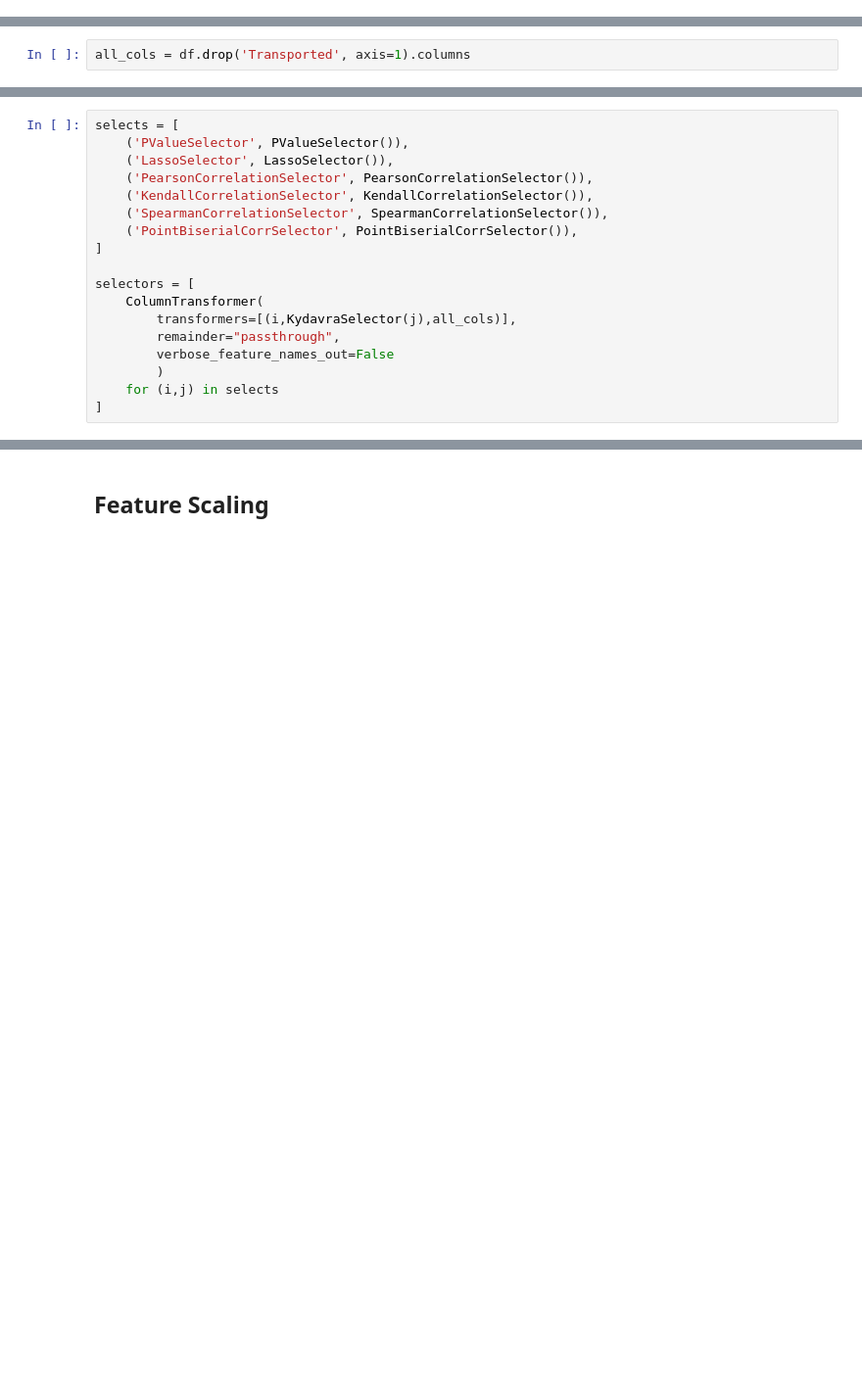
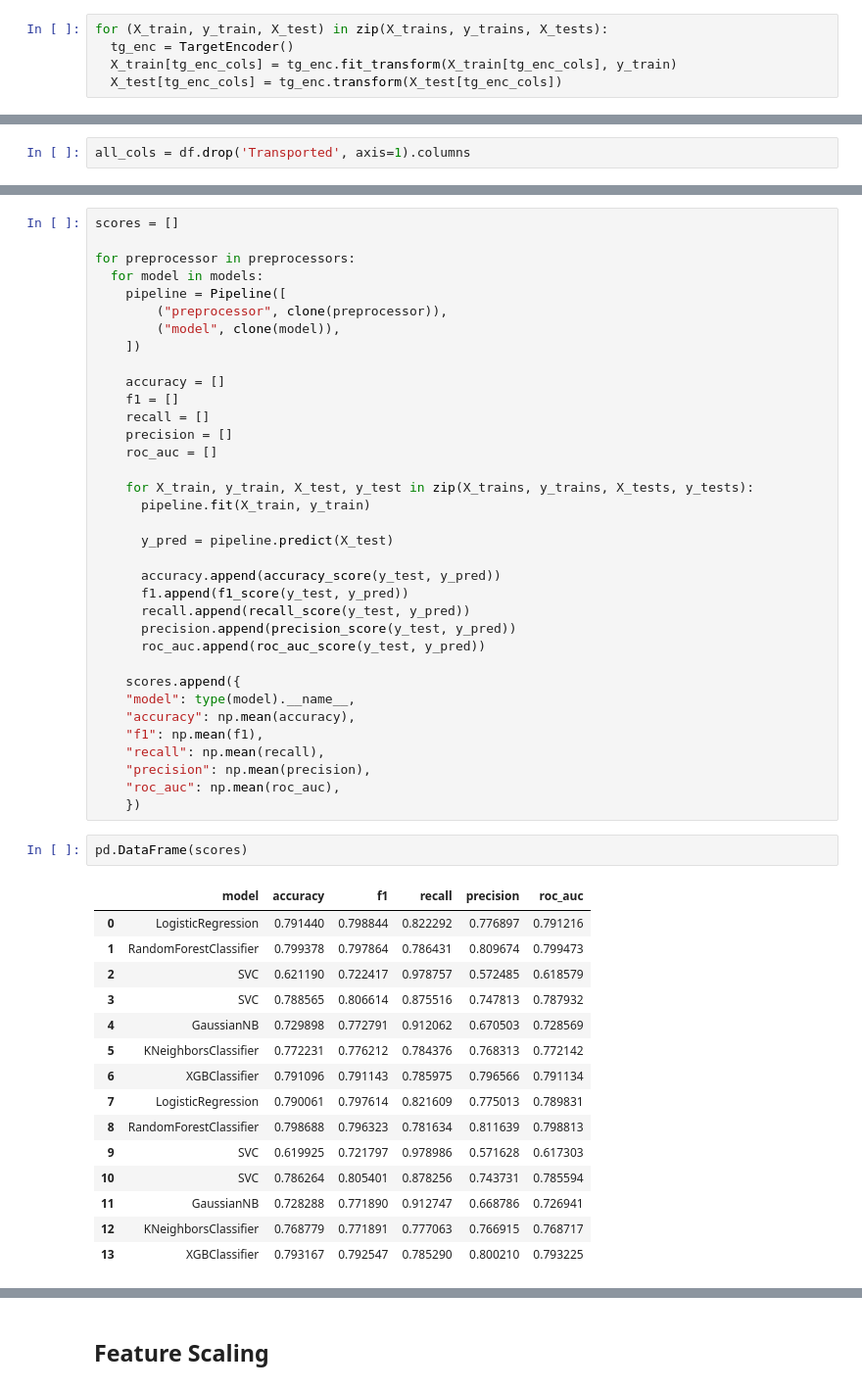
Before and after one commit to Alisizationed/sigmoid_homeworks, a Jupyter notebook: ex_prep_1/Sigmoid_Exam_Prep_1.ipynb, the cells around one changed output, grey strips where cells are left out. Shown at 98% size. Drawn from its saved outputs; the diff is of its cells as text; blank space fills up the shorter version.

```diff
--- a/ex_prep_1/Sigmoid_Exam_Prep_1.ipynb
+++ b/ex_prep_1/Sigmoid_Exam_Prep_1.ipynb
@@ -323 +325,6 @@ tg_enc_cols = [
 ]
+# %%
+for (X_train, y_train, X_test) in zip(X_trains, y_trains, X_tests):
+  tg_enc = TargetEncoder()
+  X_train[tg_enc_cols] = tg_enc.fit_transform(X_train[tg_enc_cols], y_train)
+  X_test[tg_enc_cols] = tg_enc.transform(X_test[tg_enc_cols])
@@ -462,18 +417,53 @@ class KydavraSelector(BaseEstimator, TransformerMixin):
-# %%
-selects = [
-    ('PValueSelector', PValueSelector()),
-    ('LassoSelector', LassoSelector()),
-    ('PearsonCorrelationSelector', PearsonCorrelationSelector()),
-    ('KendallCorrelationSelector', KendallCorrelationSelector()),
-    ('SpearmanCorrelationSelector', SpearmanCorrelationSelector()),
-    ('PointBiserialCorrSelector', PointBiserialCorrSelector()),
-]
-
-selectors = [
-    ColumnTransformer(
-        transformers=[(i,KydavraSelector(j),all_cols)],
-        remainder="passthrough",
-        verbose_feature_names_out=False
-        )
-    for (i,j) in selects
-]
+# %%
+scores = []
+
+for preprocessor in preprocessors:
+  for model in models:
+    pipeline = Pipeline([
+        ("preprocessor", clone(preprocessor)),
+        ("model", clone(model)),
+    ])
+
+    accuracy = []
+    f1 = []
+    recall = []
+    precision = []
+    roc_auc = []
+
+    for X_train, y_train, X_test, y_test in zip(X_trains, y_trains, X_tests, y_tests):
+      pipeline.fit(X_train, y_train)
+
+      y_pred = pipeline.predict(X_test)
+
+      accuracy.append(accuracy_score(y_test, y_pred))
+      f1.append(f1_score(y_test, y_pred))
+      recall.append(recall_score(y_test, y_pred))
+      precision.append(precision_score(y_test, y_pred))
+      roc_auc.append(roc_auc_score(y_test, y_pred))
+
+    scores.append({
+    "model": type(model).__name__,
+    "accuracy": np.mean(accuracy),
+    "f1": np.mean(f1),
+    "recall": np.mean(recall),
+    "precision": np.mean(precision),
+    "roc_auc": np.mean(roc_auc),
+    })
+# %%
+pd.DataFrame(scores)
+# %% [output]
+|  | model | accuracy | f1 | recall | precision | roc_auc |
+| 0 | LogisticRegression | 0.791440 | 0.798844 | 0.822292 | 0.776897 | 0.791216 |
+| 1 | RandomForestClassifier | 0.799378 | 0.797864 | 0.786431 | 0.809674 | 0.799473 |
+| 2 | SVC | 0.621190 | 0.722417 | 0.978757 | 0.572485 | 0.618579 |
+| 3 | SVC | 0.788565 | 0.806614 | 0.875516 | 0.747813 | 0.787932 |
+| 4 | GaussianNB | 0.729898 | 0.772791 | 0.912062 | 0.670503 | 0.728569 |
+| 5 | KNeighborsClassifier | 0.772231 | 0.776212 | 0.784376 | 0.768313 | 0.772142 |
+| 6 | XGBClassifier | 0.791096 | 0.791143 | 0.785975 | 0.796566 | 0.791134 |
+| 7 | LogisticRegression | 0.790061 | 0.797614 | 0.821609 | 0.775013 | 0.789831 |
+| 8 | RandomForestClassifier | 0.798688 | 0.796323 | 0.781634 | 0.811639 | 0.798813 |
+| 9 | SVC | 0.619925 | 0.721797 | 0.978986 | 0.571628 | 0.617303 |
+| 10 | SVC | 0.786264 | 0.805401 | 0.878256 | 0.743731 | 0.785594 |
+| 11 | GaussianNB | 0.728288 | 0.771890 | 0.912747 | 0.668786 | 0.726941 |
+| 12 | KNeighborsClassifier | 0.768779 | 0.771891 | 0.777063 | 0.766915 | 0.768717 |
+| 13 | XGBClassifier | 0.793167 | 0.792547 | 0.785290 | 0.800210 | 0.793225 |
```
Also changed, not shown: parts of 42 cells of this notebook.
